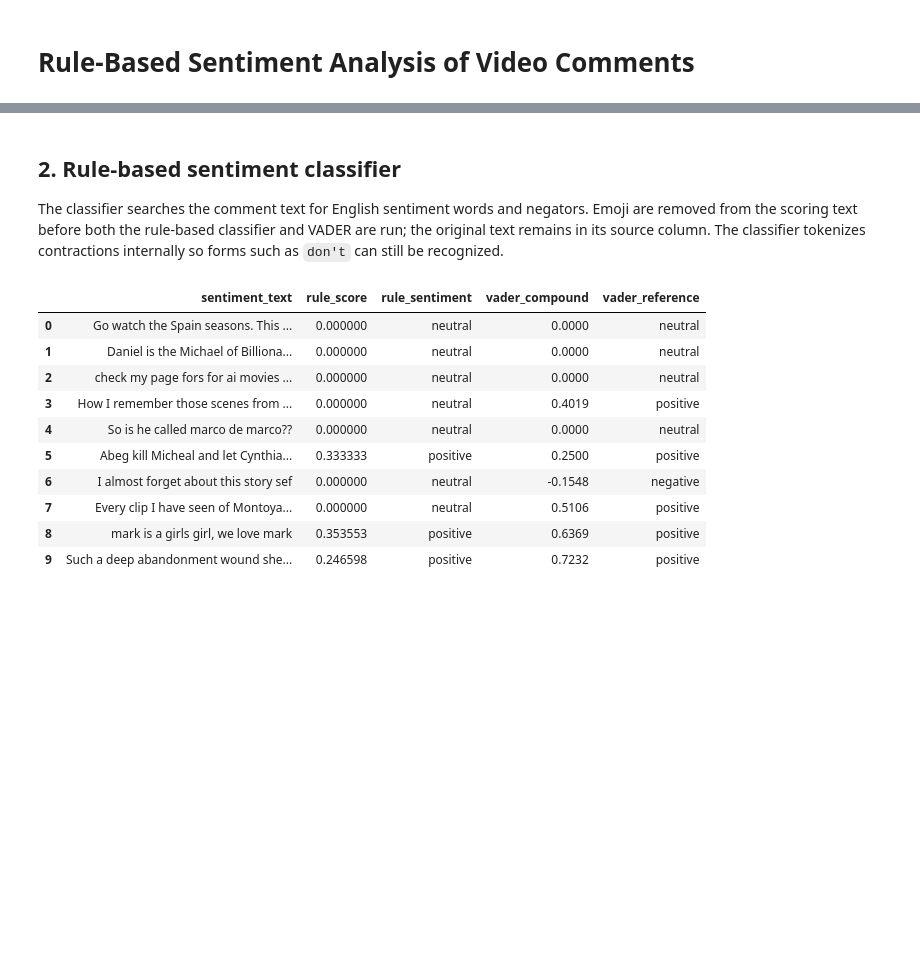
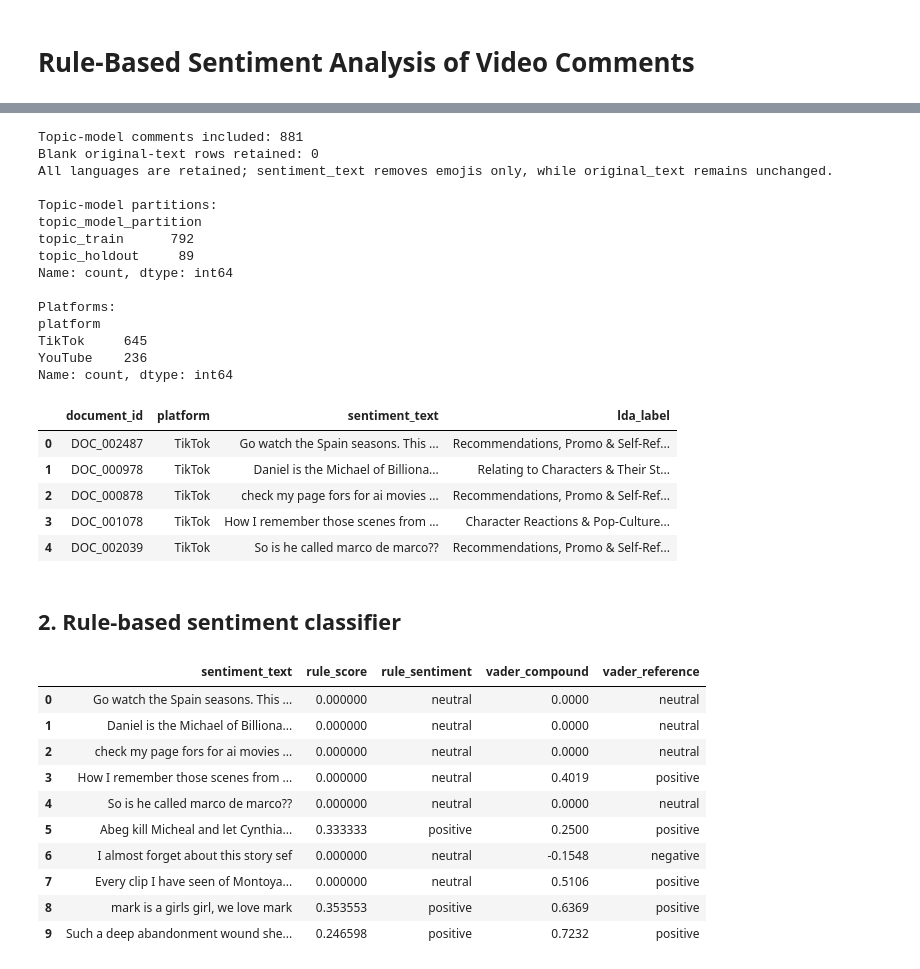
Before and after one commit to Gerard-Alexander/DataMiningMidAct1, a Jupyter notebook: sentiment_analysis/sentiment_analysis.ipynb, the cells around one changed output, grey strips where cells are left out. Drawn from its saved outputs; the diff is of its cells as text; code cells hidden in the pictures; blank space fills up the shorter version.

```diff
--- a/sentiment_analysis/sentiment_analysis.ipynb
+++ b/sentiment_analysis/sentiment_analysis.ipynb
@@ -109,7 +48,64 @@ Name: count, dtype: int64
+# %%
+train_df = pd.read_csv(TRAIN_PATH)
+holdout_df = pd.read_csv(HOLDOUT_PATH)
+train_df['topic_model_partition'] = 'topic_train'
+holdout_df['topic_model_partition'] = 'topic_holdout'
+df = pd.concat([train_df, holdout_df], ignore_index=True)
+
+required_columns = {
+    'document_id', 'platform', 'original_text', 'lda_label'
+}
+missing_columns = required_columns.difference(df.columns)
+if missing_columns:
+    raise ValueError(f'Topic files are missing required columns: {sorted(missing_columns)}')
+
+overlapping_ids = set(train_df['document_id']).intersection(holdout_df['document_id'])
+if overlapping_ids:
+    raise ValueError(f'{len(overlapping_ids)} document IDs occur in both topic partitions.')
+
+df = df.reset_index(drop=True)
+EMOJI_PATTERN = re.compile(
+    r'[\U0001F000-\U0001FAFF\u2300-\u23FF\u2600-\u27BF'
+    r'\uFE0E\uFE0F\u200D\u20E3\U000E0020-\U000E007F]'
+)
+df['sentiment_text'] = df['original_text'].fillna('').astype(str).map(
+    lambda text: EMOJI_PATTERN.sub('', text)
+)
+assert EMOJI_PATTERN.sub('', 'I love it 😍') == 'I love it '
+assert EMOJI_PATTERN.sub('', 'I love it') == 'I love it'
+
+print(f'Topic-model comments included: {len(df):,}')
+print(f'Blank original-text rows retained: {df["sentiment_text"].eq("").sum():,}')
+print('All languages are retained; sentiment_text removes emojis only, while original_text remains unchanged.')
+print('\nTopic-model partitions:')
+print(df['topic_model_partition'].value_counts())
+print('\nPlatforms:')
+print(df['platform'].value_counts())
+display(df[['document_id', 'platform', 'sentiment_text', 'lda_label']].head())
+# %% [output]
+Topic-model comments included: 881
+Blank original-text rows retained: 0
+All languages are retained; sentiment_text removes emojis only, while original_text remains unchanged.
+
+Topic-model partitions:
+topic_model_partition
+topic_train      792
+topic_holdout     89
+Name: count, dtype: int64
+
+Platforms:
+platform
+TikTok     645
+YouTube    236
+Name: count, dtype: int64
+|  | document_id | platform | sentiment_text | lda_label |
+| 0 | DOC_002487 | TikTok | Go watch the Spain seasons. This ... | Recommendations, Promo & Self-Ref... |
+| 1 | DOC_000978 | TikTok | Daniel is the Michael of Billiona... | Relating to Characters & Their St... |
+| 2 | DOC_000878 | TikTok | check my page fors for ai movies ... | Recommendations, Promo & Self-Ref... |
+| 3 | DOC_001078 | TikTok | How I remember those scenes from ... | Character Reactions & Pop-Culture... |
+| 4 | DOC_002039 | TikTok | So is he called marco de marco?? | Recommendations, Promo & Self-Ref... |
 # %% [markdown]
 ## 2. Rule-based sentiment classifier
-
-The classifier searches the comment text for English sentiment words and negators. Emoji are removed from the scoring text before both the rule-based classifier and VADER are run; the original text remains in its source column. The classifier tokenizes contractions internally so forms such as `don't` can still be recognized.
 # %%
 POSITIVE_WORDS = {
     'amazing', 'awesome', 'beautiful', 'best', 'brilliant', 'enjoy', 'enjoyed',
```
Also changed, not shown: parts of 12 cells of this notebook, 7 other files.
